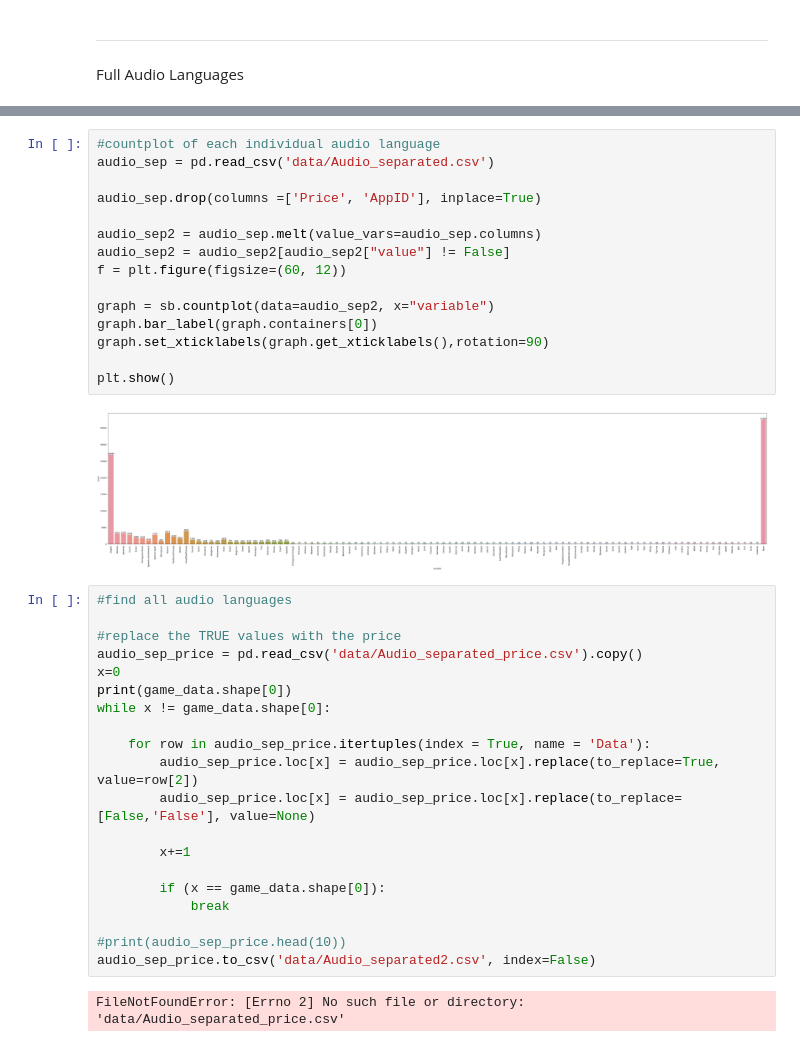
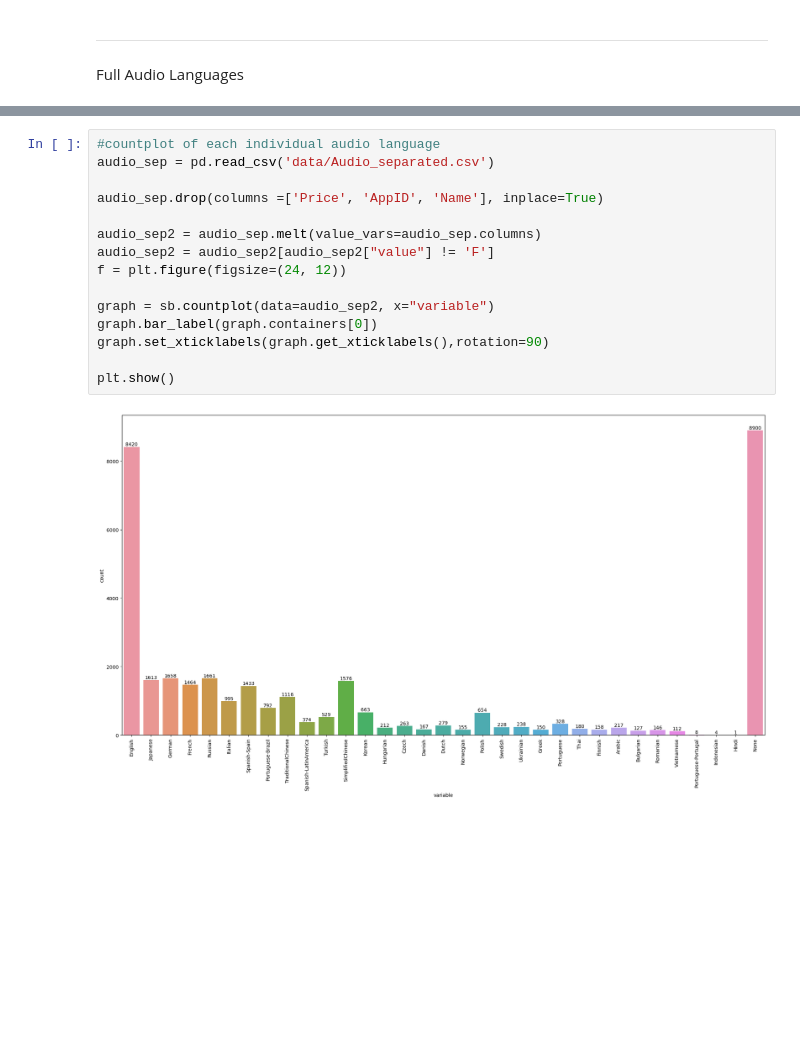
Before and after one commit to CollCyx/SC1015-Mini-Project, a Jupyter notebook: ExploratoryAnalysis.ipynb, the cells around one changed output, grey strips where cells are left out. Drawn from its saved outputs; the diff is of its cells as text; blank space fills up the shorter version.

Commit message:
Updated clean data, analysis for audio and lang
I had to clean the lang and audio columns manually cause I couldn't get the code to work :,)

```diff
--- a/ExploratoryAnalysis.ipynb
+++ b/ExploratoryAnalysis.ipynb
@@ -250,42 +231,20 @@ Price                                                 0.108633  1.000000
 # %%
 #countplot of each individual audio language
 audio_sep = pd.read_csv('data/Audio_separated.csv')
 
-audio_sep.drop(columns =['Price', 'AppID'], inplace=True)
+audio_sep.drop(columns =['Price', 'AppID', 'Name'], inplace=True)
 
 audio_sep2 = audio_sep.melt(value_vars=audio_sep.columns)
-audio_sep2 = audio_sep2[audio_sep2["value"] != False]
-f = plt.figure(figsize=(60, 12))
+audio_sep2 = audio_sep2[audio_sep2["value"] != 'F']
+f = plt.figure(figsize=(24, 12))
 
 graph = sb.countplot(data=audio_sep2, x="variable")
 graph.bar_label(graph.containers[0])
 graph.set_xticklabels(graph.get_xticklabels(),rotation=90)
 
 plt.show()
 # %% [output]
-[figure, old version]
+[figure, new version]
-# %%
-#find all audio languages
-
-#replace the TRUE values with the price
-audio_sep_price = pd.read_csv('data/Audio_separated_price.csv').copy()
-x=0
-print(game_data.shape[0])
-while x != game_data.shape[0]:
-
-    for row in audio_sep_price.itertuples(index = True, name = 'Data'):
-        audio_sep_price.loc[x] = audio_sep_price.loc[x].replace(to_replace=True, value=row[2])
-        audio_sep_price.loc[x] = audio_sep_price.loc[x].replace(to_replace=[False,'False'], value=None)
-
-        x+=1
-
-        if (x == game_data.shape[0]):
-            break
-
-#print(audio_sep_price.head(10))
-audio_sep_price.to_csv('data/Audio_separated2.csv', index=False)
-# %% [output]
-FileNotFoundError: [Errno 2] No such file or directory: 'data/Audio_separated_price.csv'
 # %%
 # boxplots for every audio language against price
 
```
Also changed, not shown: parts of 10 cells of this notebook, 10 other files.
